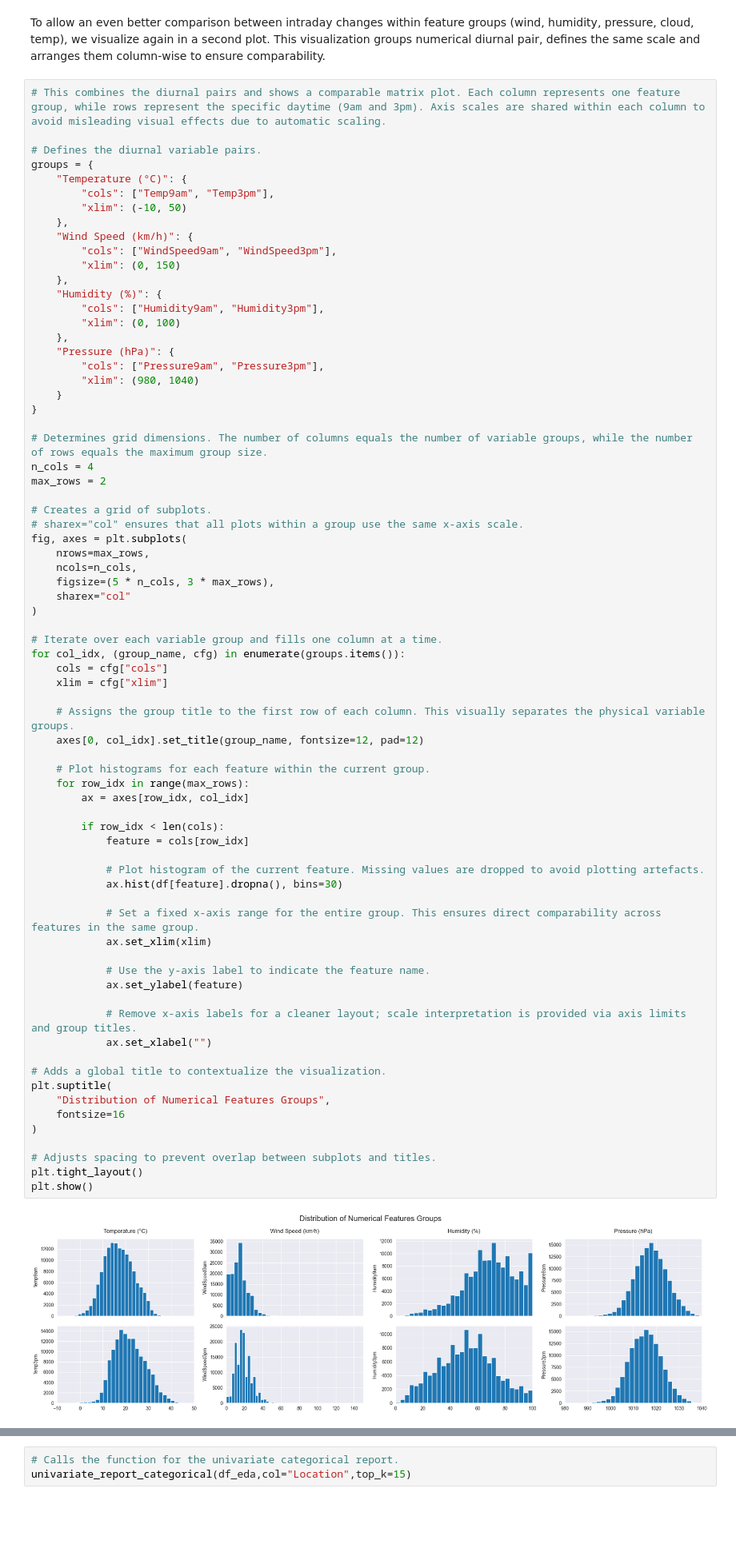
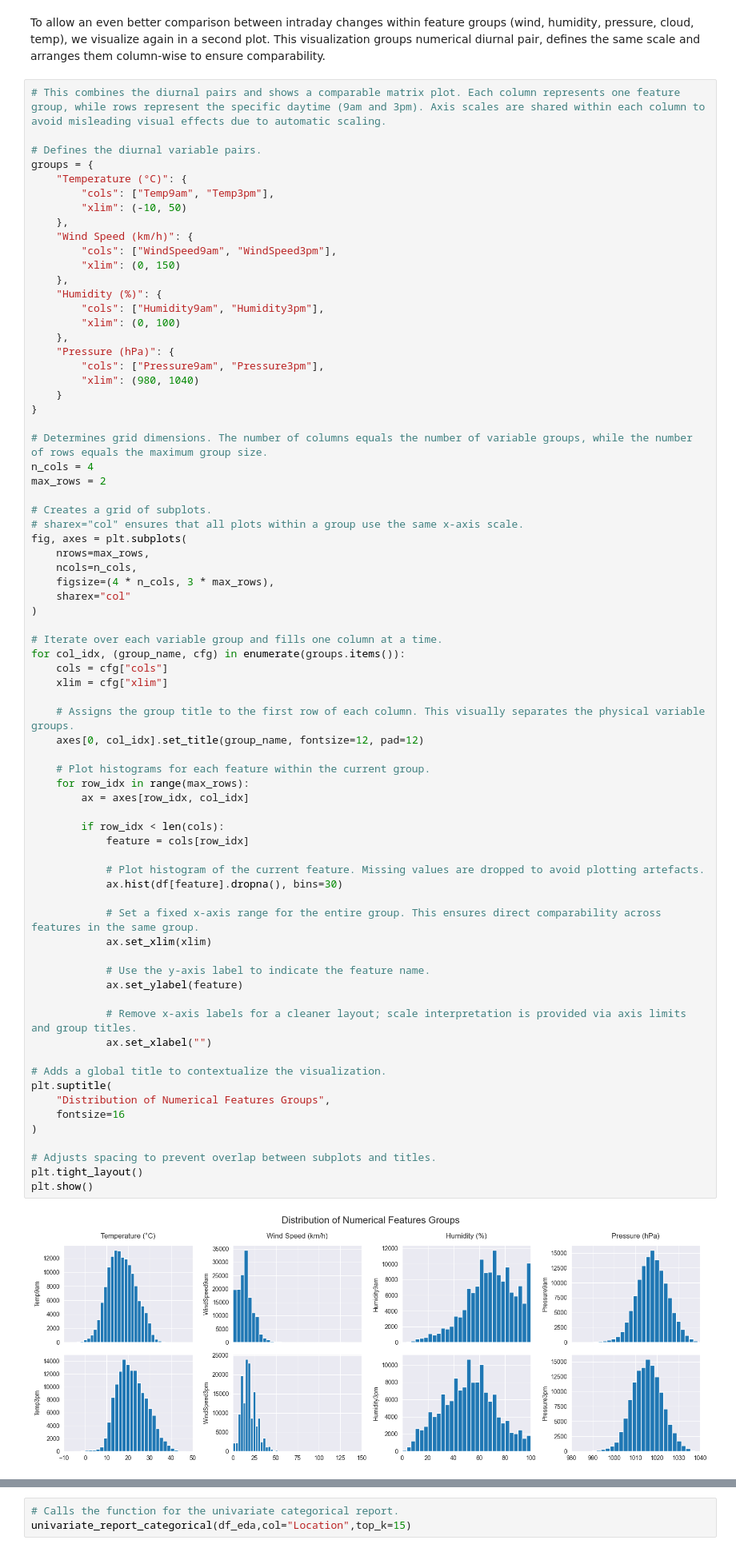
Before and after one commit to AstouK/Rain_Australia, a Jupyter notebook: rain_australia v3.ipynb, the cells around one changed output, grey strips where cells are left out. Shown at 80% size. Drawn from its saved outputs; the diff is of its cells as text; blank space fills up the shorter version.

```diff
--- a/rain_australia v3.ipynb
+++ b/rain_australia v3.ipynb
@@ -958,7 +958,7 @@ max_rows = 2
 fig, axes = plt.subplots(
     nrows=max_rows,
     ncols=n_cols,
-    figsize=(5 * n_cols, 3 * max_rows),
+    figsize=(4 * n_cols, 3 * max_rows),
     sharex="col"
 )
 
@@ -972,34 +972,34 @@ for col_idx, (group_name, cfg) in enumerate(groups.items()):
 
     # Plot histograms for each feature within the current group.
     for row_idx in range(max_rows):
         ax = axes[row_idx, col_idx]
 
         if row_idx < len(cols):
             feature = cols[row_idx]
 
             # Plot histogram of the current feature. Missing values are dropped to avoid plotting artefacts.
             ax.hist(df[feature].dropna(), bins=30)
 
             # Set a fixed x-axis range for the entire group. This ensures direct comparability across features in the same group.
             ax.set_xlim(xlim)
 
             # Use the y-axis label to indicate the feature name.
             ax.set_ylabel(feature)
 
             # Remove x-axis labels for a cleaner layout; scale interpretation is provided via axis limits and group titles.
             ax.set_xlabel("")
 
 # Adds a global title to contextualize the visualization.
 plt.suptitle(
     "Distribution of Numerical Features Groups",
     fontsize=16
 )
 
 # Adjusts spacing to prevent overlap between subplots and titles.
 plt.tight_layout()
 plt.show()
 # %% [output]
-[figure, old version]
+[figure, new version]
 # %% [markdown]
 #### Categorical Variables Analysis
 Categorical variable analysis aims to understand the distribution, prevalence, and data quality of non-numeric features within the dataset. By examining category frequencies, missing values, and class imbalances, this step provides insights into dominant patterns, potential biases, and limitations that may deliver implication for further analysis and model strategies.
```
Also changed, not shown: parts of 1 cell of this notebook.
